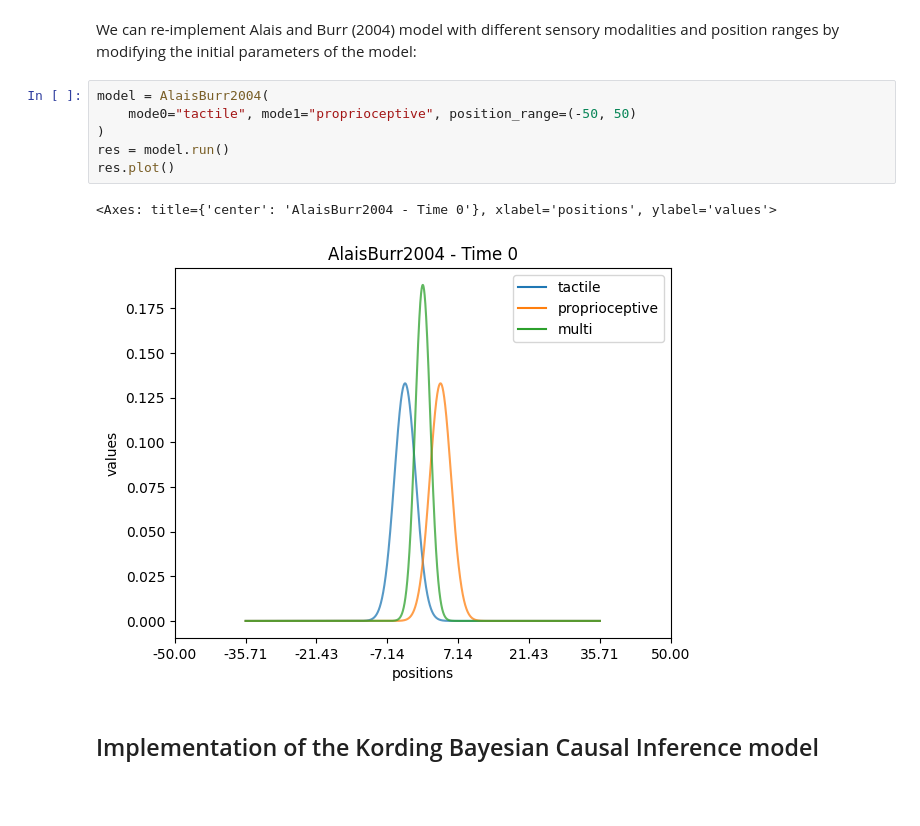
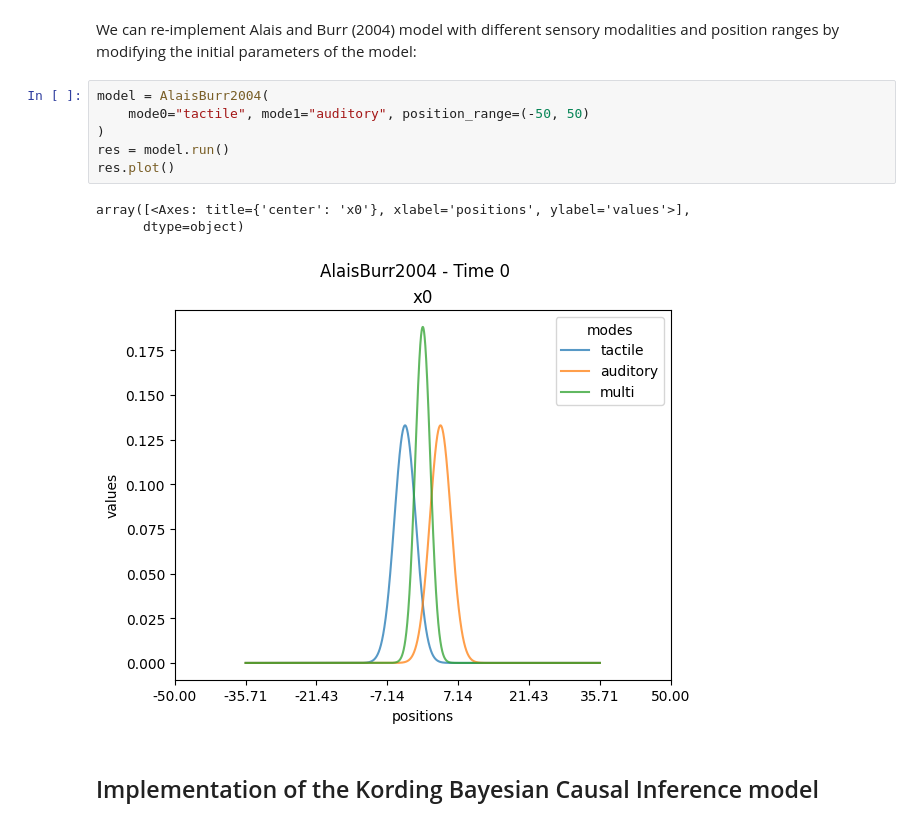
Before and after one commit to renatoparedes/scikit-neuromsi, a Jupyter notebook: docs/source/tutorial.ipynb, the cells around one changed output. Saved outputs shown, nothing was run; the diff lists cells and outputs as text; blank space fills up the shorter version.

```diff
--- a/docs/source/tutorial.ipynb
+++ b/docs/source/tutorial.ipynb
@@ -106,13 +98,14 @@ vars(model)
 We can re-implement Alais and Burr (2004) model with different sensory modalities and position ranges by modifying the initial parameters of the model:
 # %%
 model = AlaisBurr2004(
-    mode0="tactile", mode1="proprioceptive", position_range=(-50, 50)
+    mode0="tactile", mode1="auditory", position_range=(-50, 50)
 )
 res = model.run()
 res.plot()
 # %% [output]
-<Axes: title={'center': 'AlaisBurr2004 - Time 0'}, xlabel='positions', ylabel='values'>
+array([<Axes: title={'center': 'x0'}, xlabel='positions', ylabel='values'>],
+      dtype=object)
-[figure, old version]
+[figure, new version]
 # %% [markdown]
 ## Implementation of the Kording Bayesian Causal Inference model
 # %% [markdown]
```
Also changed, not shown: parts of 13 cells of this notebook, 11 other files.
